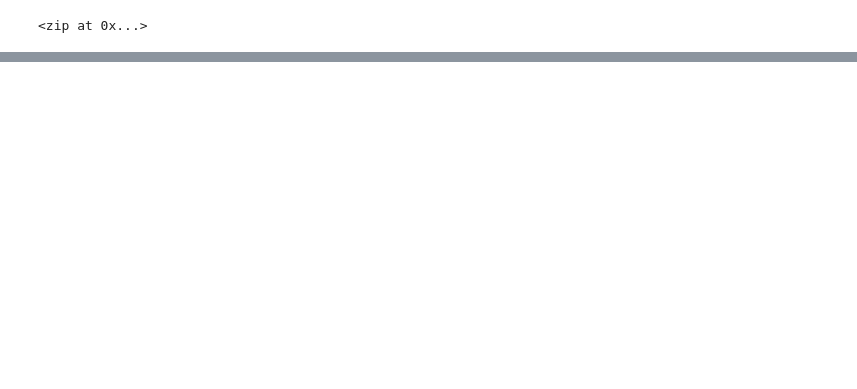
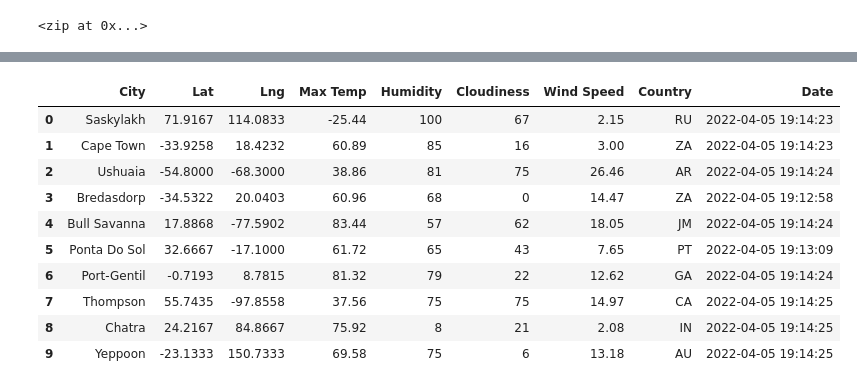
Before and after one commit to lilydionne/World_Weather_Analysis, a Jupyter notebook: WeatherPy.ipynb, the cells around one changed output, grey strips where cells are left out. Saved outputs shown, nothing was run; the diff lists cells and outputs as text; code cells hidden in the pictures; blank space fills up the shorter version.

```diff
--- a/WeatherPy.ipynb
+++ b/WeatherPy.ipynb
@@ -6,3 +19,6 @@ import numpy as np
+# %%
+# Starting URL for Weather Map API Call.
+url = "http://api.openweathermap.org/data/2.5/weather?units=Imperial&appid=" + weather_api_key
 # %%
 # Create a set of random latitude and longitude combinations.
 lats = np.random.uniform(low=-90.000, high=90.000, size=1500)
@@ -56,0 +150,16 @@ len(cities)
+# %%
+# Convert the array of dictionaries to a Pandas DataFrame.
+city_data_df = pd.DataFrame(city_data)
+city_data_df.head(10)
+# %% [output]
+|  | City | Lat | Lng | Max Temp | Humidity | Cloudiness | Wind Speed | Country | Date |
+| 0 | Saskylakh | 71.9167 | 114.0833 | -25.44 | 100 | 67 | 2.15 | RU | 2022-04-05 19:14:23 |
+| 1 | Cape Town | -33.9258 | 18.4232 | 60.89 | 85 | 16 | 3.00 | ZA | 2022-04-05 19:14:23 |
+| 2 | Ushuaia | -54.8000 | -68.3000 | 38.86 | 81 | 75 | 26.46 | AR | 2022-04-05 19:14:24 |
+| 3 | Bredasdorp | -34.5322 | 20.0403 | 60.96 | 68 | 0 | 14.47 | ZA | 2022-04-05 19:12:58 |
+| 4 | Bull Savanna | 17.8868 | -77.5902 | 83.44 | 57 | 62 | 18.05 | JM | 2022-04-05 19:14:24 |
+| 5 | Ponta Do Sol | 32.6667 | -17.1000 | 61.72 | 65 | 43 | 7.65 | PT | 2022-04-05 19:13:09 |
+| 6 | Port-Gentil | -0.7193 | 8.7815 | 81.32 | 79 | 22 | 12.62 | GA | 2022-04-05 19:14:24 |
+| 7 | Thompson | 55.7435 | -97.8558 | 37.56 | 75 | 75 | 14.97 | CA | 2022-04-05 19:14:25 |
+| 8 | Chatra | 24.2167 | 84.8667 | 75.92 | 8 | 21 | 2.08 | IN | 2022-04-05 19:14:25 |
+| 9 | Yeppoon | -23.1333 | 150.7333 | 69.58 | 75 | 6 | 13.18 | AU | 2022-04-05 19:14:25 |
```
Also changed, not shown: parts of 9 cells of this notebook, 2 other files.
